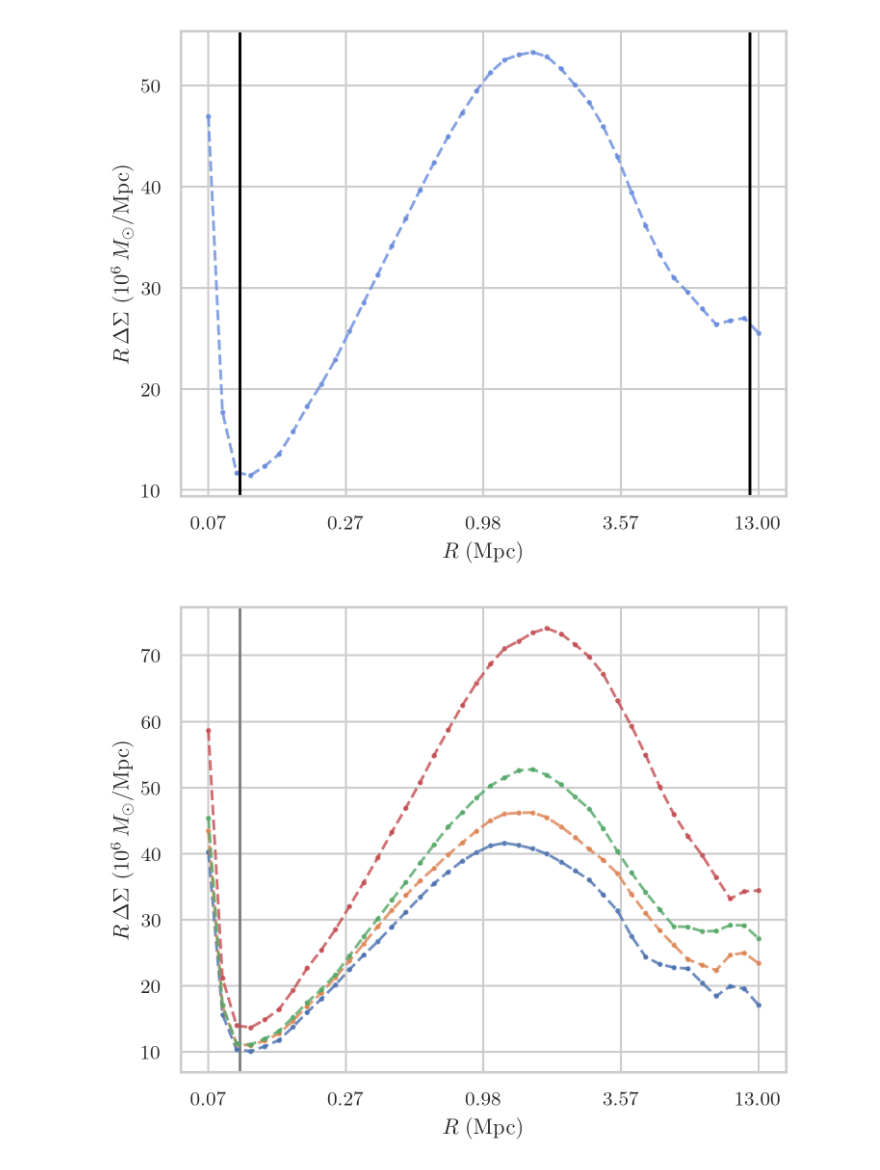
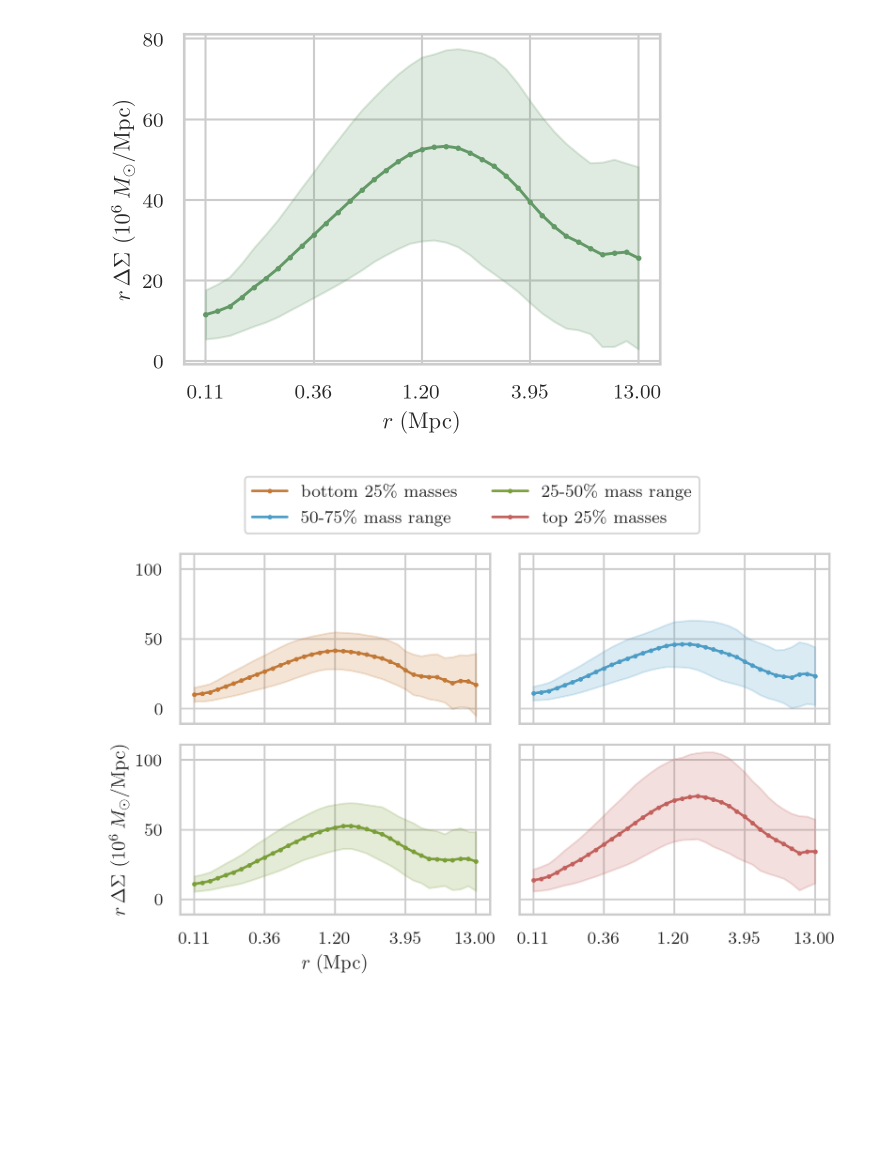
Before and after one commit to dylancromer/maszcal, a Jupyter notebook: docs/NBatta2010_data.ipynb, the cells around one changed output. Cells and saved outputs as stored; diff of their text form; code cells hidden in the pictures; blank space fills up the shorter version.

```diff
--- a/docs/NBatta2010_data.ipynb
+++ b/docs/NBatta2010_data.ipynb
@@ -34,7 +34,7 @@ from maszcal.data.sims import NBatta2010
 # %%
 DATA_DIR = '../data/NBatta2010/single-mass-bin-fits/'
 # %%
-nbatta_sims = NBatta2010('../data/NBatta2010/')
+nbatta_sims = NBatta2010('../data/NBatta2010/').cut_radii(0.1, 60)
 # %%
 zs = nbatta_sims.redshifts
 rs = nbatta_sims.radii
@@ -74,0 +71,2 @@ rs[(LOWER_BOUND < rs) & (rs < UPPER_BOUND)].size
+# %%
+colors = ['#c37834', '#4b9cc6', '#7a9e38', '#c2605c', '#629966']
@@ -93,19 +154,31 @@ plt.gcf().set_size_inches(5, 4)
+# %%
+r_wl_mean = rs*wl_signals.mean(axis=(1, 2))
+r_wl_std = (rs[:, None, None]*wl_signals).std(axis=(1, 2))
 # %%
-plt.plot(rs, rs*wl_signals.mean(axis=(1, 2)), color=z_colors[-1], alpha=0.8, linestyle='--', marker='o')
+plt.plot(rs, r_wl_mean, color=colors[-1], alpha=1, linestyle='-', marker='o')
+plt.fill_between(
+    rs,
+    r_wl_mean-r_wl_std,
+    r_wl_mean+r_wl_std,
+    color=colors[-1],
+    alpha=0.2,
+)
 
 plt.xscale('log')
 plt.xticks(np.logspace(np.log10(rs[0]), np.log10(rs[-1]), 5))
 plt.gca().xaxis.set_major_formatter(matplotlib.ticker.StrMethodFormatter('{x:,.2f}')) # 2 decimal places
 
-plt.xlabel(r'$R \; (\mathrm{Mpc})$')
-plt.ylabel(r'$R \, \Delta \Sigma$ ($10^6 \, M_\odot/\mathrm{Mpc}$)')
+plt.xlabel(r'$r \; (\mathrm{Mpc})$')
+plt.ylabel(r'$r \, \Delta \Sigma$ ($10^6 \, M_\odot/\mathrm{Mpc}$)')
 
-plt.axvline(x=LOWER_BOUND, color='black')
-plt.axvline(x=UPPER_BOUND, color='black')
+#plt.axvline(x=LOWER_BOUND, color='black')
+#plt.axvline(x=UPPER_BOUND, color='black')
 
-plt.gcf().set_size_inches(5, 4)
+
+plt.gcf().set_size_inches(4, 3)
+plt.savefig('../figs/sims/NBatta2010/data/sims_stacked.pdf', bbox_inches='tight')
 # %% [output]
-[figure, old version]
+[figure, new version]
 # %%
 mass_sorted_indices = nbatta_sims.masses.argsort(axis=1)
 # %%
@@ -121,28 +194,38 @@ sorted_wls = np.moveaxis(
     1,
 )
 # %%
-plt.axvline(x=LOWER_BOUND, color='grey')
-#plt.axvline(x=UPPER_BOUND, color='black')
+#plt.axvline(x=LOWER_BOUND, color='grey')
+#plt.axvline(x=UPPER_BOUND, color='grey')
 #plt.plot(rs, rs*sorted_wls.mean(axis=(1, 2)), alpha=0.8, linestyle='-', marker='o')
 
 num_masses = sorted_masses.shape[1]
 num_mass_bins = 4
 mass_bin_size = num_masses//num_mass_bins
 
-for i in range(num_mass_bins):
+labels = ['top 25\% masses', '25-50\% mass range', '50-75\% mass range', 'bottom 25\% masses'][::-1]
+fig, axes = plt.subplots(2, 2, sharex='col', sharey=True)
+
+for i, ax in enumerate(axes.flat):
     lower_idx = i*mass_bin_size
     upper_idx = (i+1) * mass_bin_size
-    plt.plot(rs, rs*sorted_wls[:, :, lower_idx:upper_idx].mean(axis=(1, 2)),
-             alpha=0.8, linestyle='--', marker='o')
+    wl_sorted_mean = rs*sorted_wls[:, :, lower_idx:upper_idx].mean(axis=(1, 2))
+    wl_sorted_std = rs*sorted_wls[:, :, lower_idx:upper_idx].std(axis=(1, 2))
+    ax.plot(rs, wl_sorted_mean, linestyle='-', marker='o', label=labels[i], color=colors[i])
+    ax.fill_between(rs, wl_sorted_mean-wl_sorted_std, wl_sorted_mean+wl_sorted_std,
+                    alpha=0.2, color=colors[i])
 
-plt.xscale('log')
-plt.xticks(np.logspace(np.log10(rs[0]), np.log10(rs[-1]), 5))
-plt.gca().xaxis.set_major_formatter(matplotlib.ticker.StrMethodFormatter('{x:,.2f}')) # 2 decimal places
+    ax.set_xscale('log')
+    ax.set_xticks(np.logspace(np.log10(rs[0]), np.log10(rs[-1]), 5))
+    ax.xaxis.set_major_formatter(matplotlib.ticker.StrMethodFormatter('{x:,.2f}')) # 2 decimal places
 
-plt.xlabel(r'$R \; (\mathrm{Mpc})$')
-plt.ylabel(r'$R \, \Delta \Sigma$ ($10^6 \, M_\odot/\mathrm{Mpc}$)')
+axes.flat[2].set_xlabel(r'$r \; (\mathrm{Mpc})$')
+axes.flat[2].set_ylabel(r'$r \, \Delta \Sigma$ ($10^6 \, M_\odot/\mathrm{Mpc}$)')
+
+fig.legend(loc='lower center', ncol=2, bbox_to_anchor=(0.5, 0.98))
 
 
-plt.gcf().set_size_inches(5, 4)
+
+plt.gcf().set_size_inches(6, 3.6)
+plt.savefig('../figs/sims/NBatta2010/data/sims_stacked_in_mass_bins.pdf', bbox_inches='tight')
 # %% [output]
-[figure, old version]
+[figure, new version]
```
Also changed, not shown: parts of 13 cells of this notebook, 3 other files.
